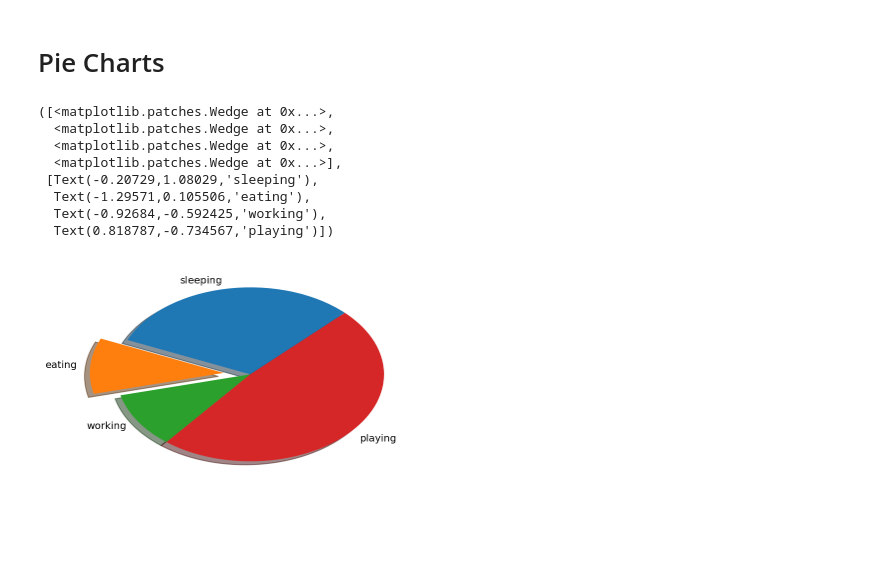
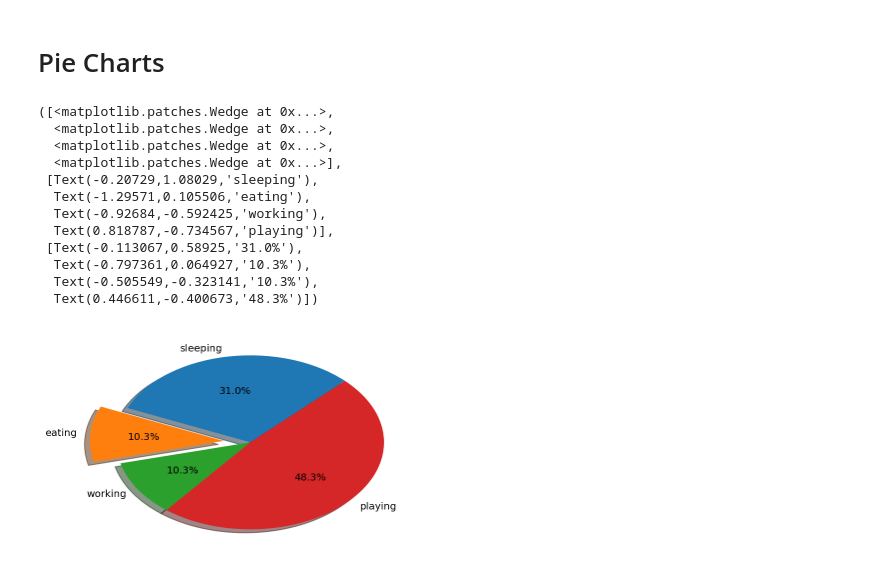
Before and after one commit to Guilehm/notebooks, a Jupyter notebook: basics_of_matplot.ipynb, the cells around one changed output. Drawn from its saved outputs; the diff is of its cells as text; code cells hidden in the pictures; blank space fills up the shorter version.

Commit message:
Add percentage to pie chart

```diff
--- a/basics_of_matplot.ipynb
+++ b/basics_of_matplot.ipynb
@@ -46,14 +46,25 @@ Text(0.5,1,'Stackplot Graph')
 slices = [9, 3, 3, 14]
 activities = ['sleeping', 'eating', 'working', 'playing']
 # %%
-plt.pie(slices, labels=activities, startangle=45, shadow=True, explode=(0, 0.2, 0, 0))
+plt.pie(
+    slices,
+    labels=activities,
+    startangle=45,
+    shadow=True,
+    explode=(0, 0.2, 0, 0),
+    autopct='%1.1f%%',
+)
 # %% [output]
 ([<matplotlib.patches.Wedge at 0x...>,
   <matplotlib.patches.Wedge at 0x...>,
   <matplotlib.patches.Wedge at 0x...>,
   <matplotlib.patches.Wedge at 0x...>],
  [Text(-0.20729,1.08029,'sleeping'),
   Text(-1.29571,0.105506,'eating'),
   Text(-0.92684,-0.592425,'working'),
-  Text(0.818787,-0.734567,'playing')])
+  Text(0.818787,-0.734567,'playing')],
+ [Text(-0.113067,0.58925,'31.0%'),
+  Text(-0.797361,0.064927,'10.3%'),
+  Text(-0.505549,-0.323141,'10.3%'),
+  Text(0.446611,-0.400673,'48.3%')])
-[figure, old version]
+[figure, new version]
```
